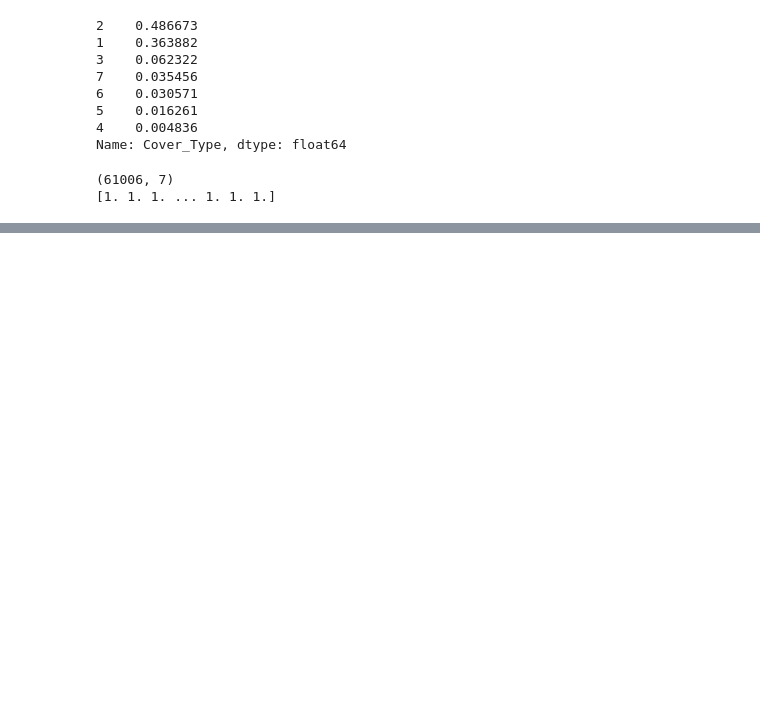
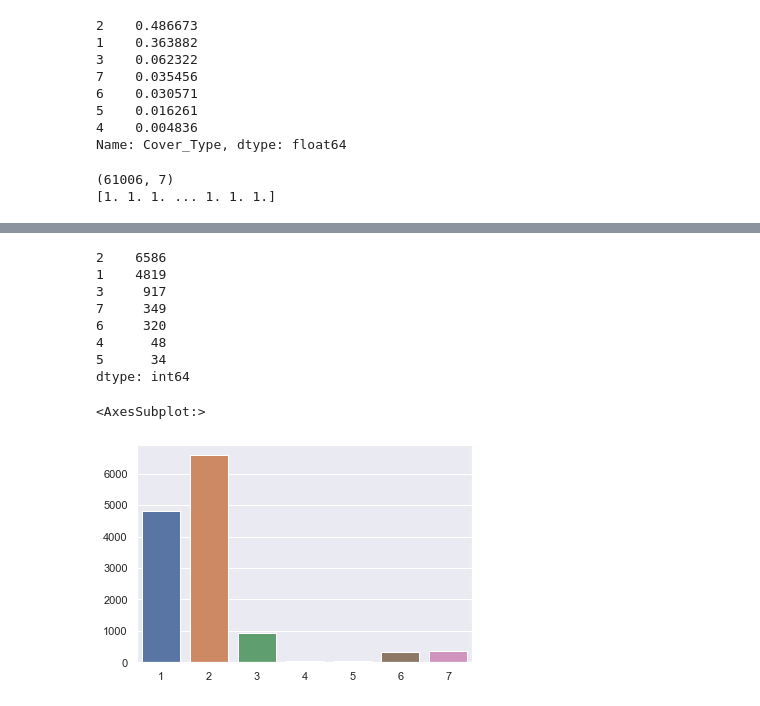
Before and after one commit to andresvBSE/BSE-CML-P2, a Jupyter notebook: Extended_P2_CML_AFVC.ipynb, the cells around one changed output, grey strips where cells are left out. Cells and saved outputs as stored; diff of their text form; code cells hidden in the pictures; blank space fills up the shorter version.

```diff
--- a/Extended_P2_CML_AFVC.ipynb
+++ b/Extended_P2_CML_AFVC.ipynb
@@ -590,0 +633,20 @@ hf.plot_confusion_matrix(cm, [1,2,3,4,5,6,7]) ## From the utils folder class lab
+# %%
+# Reweight and get the values in the test data
+y_h_test3_m_rw = reweight_proba_multy(y_h_test3_m, q, r)
+
+y_h_test3_m_rw_v = pd.Series(prob_to_value(y_h_test3_m_rw, [1,2,3,4,5,6,7]))
+y_h_test3_m_rw_v_vc = y_h_test3_m_rw_v.value_counts()
+
+print(y_h_test3_m_rw_v_vc)
+sns.barplot(x=y_h_test3_m_rw_v_vc.index, y=y_h_test3_m_rw_v_vc)
+# %% [output]
+2    6586
+1    4819
+3     917
+7     349
+6     320
+4      48
+5      34
+dtype: int64
+<AxesSubplot:>
+[figure, added]
```
Also changed, not shown: parts of 13 cells of this notebook, 2 other files.
